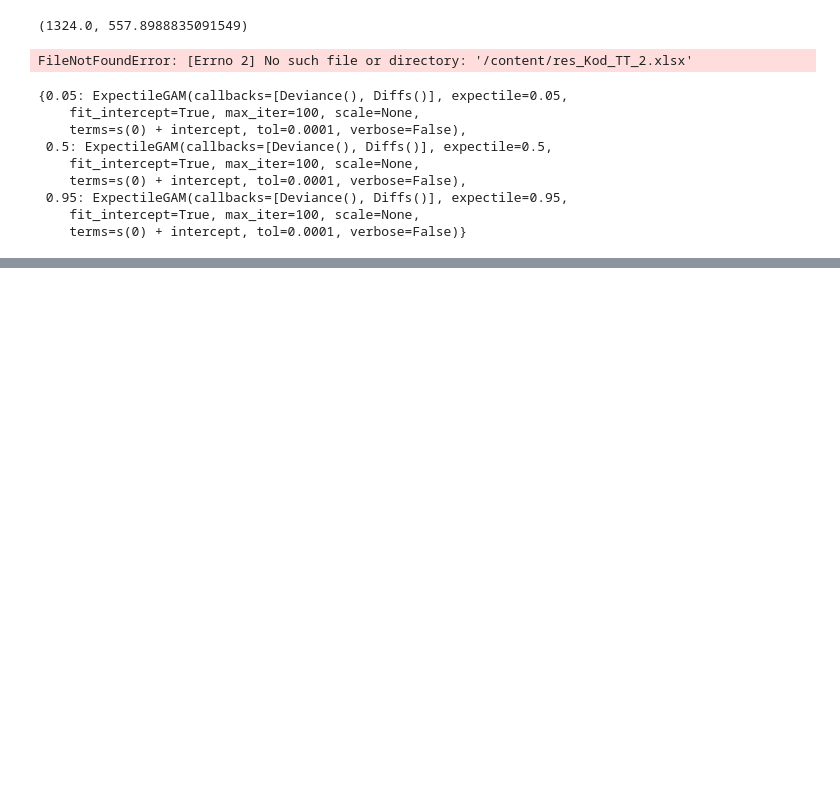
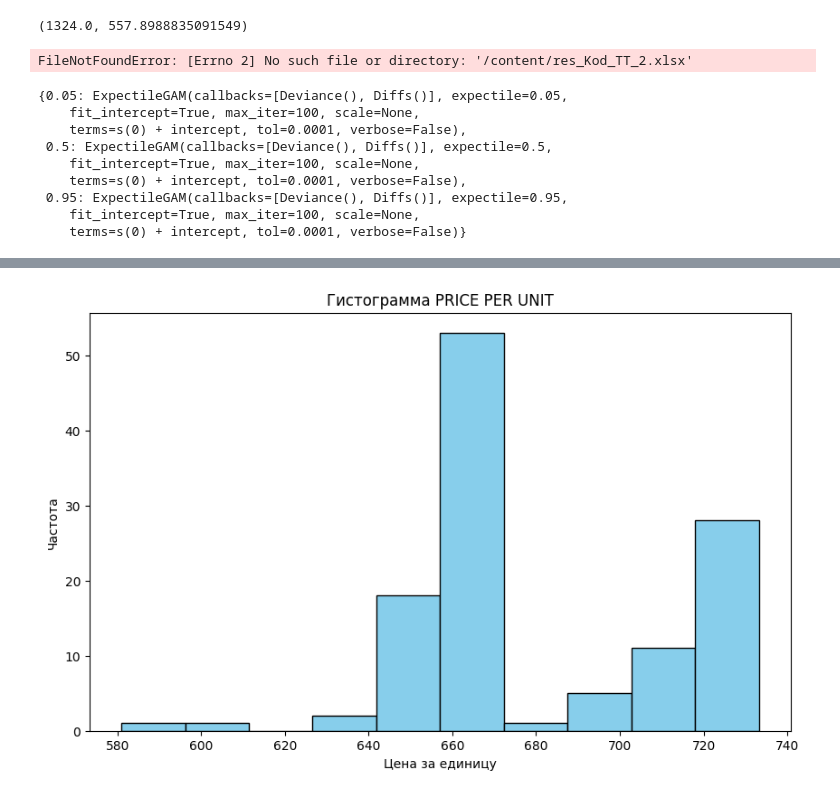
Before and after one commit to budennovsk/Pandas, a Jupyter notebook: GAM_optim.ipynb, the cells around one changed output, grey strips where cells are left out. Saved outputs shown, nothing was run; the diff lists cells and outputs as text; code cells hidden in the pictures; blank space fills up the shorter version.

```diff
--- a/GAM_optim.ipynb
+++ b/GAM_optim.ipynb
@@ -299,0 +349,14 @@ df_kod_TT = pd.read_excel(file_path, engine='openpyxl')
+# %%
+# Построение гистограммы
+plt.figure(figsize=(10, 6))
+plt.hist(df_kod_TT['PRICE PER UNIT'], bins=10, color='skyblue', edgecolor='black')
+
+# Добавление заголовков и меток осей
+plt.title('Гистограмма PRICE PER UNIT')
+plt.xlabel('Цена за единицу')
+plt.ylabel('Частота')
+
+# Отображение графика
+plt.show()
+# %% [output]
+[figure, added]
```
Also changed, not shown: parts of 16 cells of this notebook.
